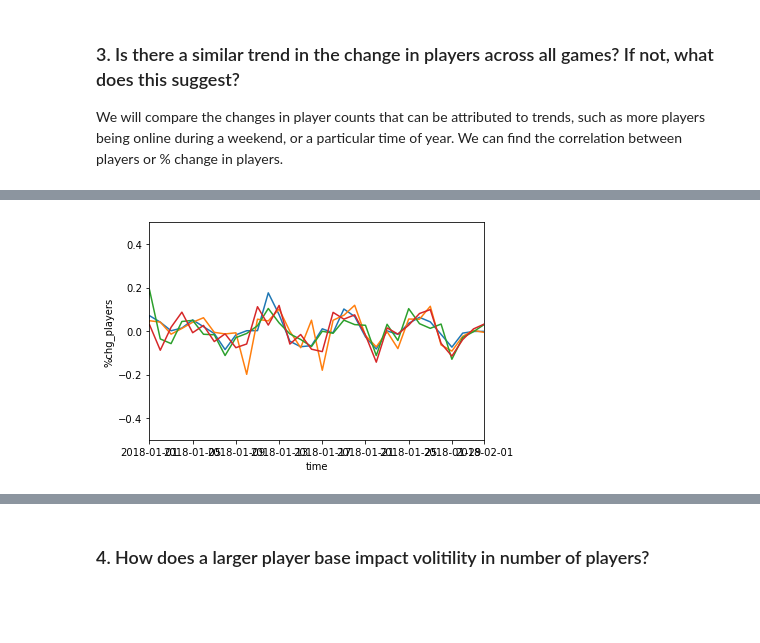
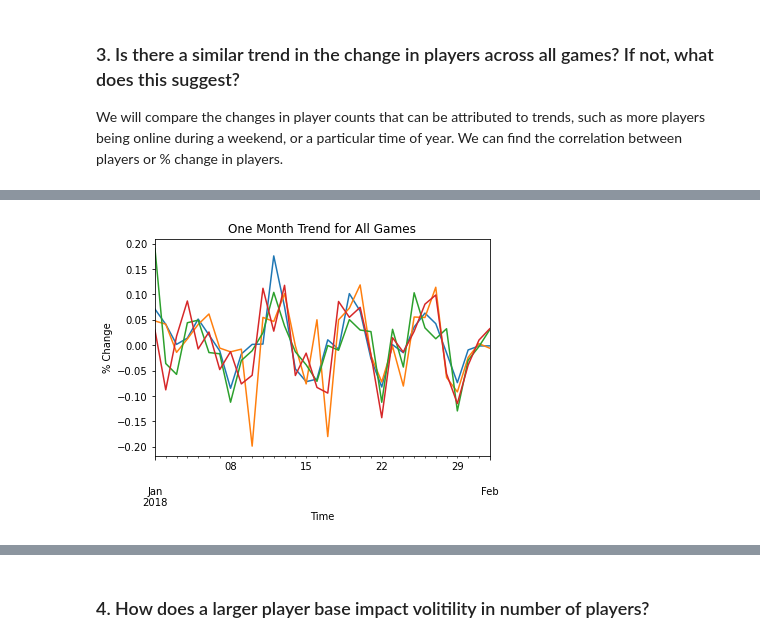
Before and after one commit to RMcAr/dsc-capstone, a Jupyter notebook: 2. EDA.ipynb, the cells around one changed output, grey strips where cells are left out. Drawn from its saved outputs; the diff is of its cells as text; code cells hidden in the pictures; blank space fills up the shorter version.

```diff
--- a/2. EDA.ipynb
+++ b/2. EDA.ipynb
@@ -34,26 +40,14 @@ Loaded Packages and Handles
 # %%
 # we import our dataframes
 
-csgo = pd.read_csv('data/Clean/csgo.csv')
-dota = pd.read_csv('data/Clean/dota.csv')
-rl = pd.read_csv('data/Clean/rl.csv')
-tf = pd.read_csv('data/Clean/tf.csv')
+csgo = pd.read_csv('data/Clean/csgo.csv', parse_dates = ['DateTime'], index_col = 'DateTime')
+dota = pd.read_csv('data/Clean/dota.csv', parse_dates = ['DateTime'], index_col = 'DateTime')
+rl = pd.read_csv('data/Clean/rl.csv', parse_dates = ['DateTime'], index_col = 'DateTime')
+tf = pd.read_csv('data/Clean/tf.csv', parse_dates = ['DateTime'], index_col = 'DateTime')
 
 ls = [csgo, dota, rl, tf]
+labels = ['CS:GO', "DOTA 2", 'Rocket League', 'Team Fortress 2']
 
 ls = list(map(lambda df: df.drop(columns = "Unnamed: 0"), ls))
 
-#ls[0].info()
-
-
-
-# our time column did not import as a datetime object, so we have to complete this again.
-
-for df in ls:
-
-    for i in range(len(df['time'])):
-        t = df['time'][i]
-
-        df['time'][i] = str(t).replace('-', '')
-
-    df['time'] = pd.to_datetime(df['time'], format = '%Y%m%d')
+ls[0].info()
@@ -102,8 +77,8 @@ fig, axes = plt.subplots(ncols = 3, nrows = 4, figsize = (45, 30))
 
 for i, df in enumerate(ls):
     for x, t  in enumerate(times):
-        df_plot = df.groupby(pd.Grouper(key = 'time', freq = t)).mean()
-        ax = sns.scatterplot(data = df_plot, x = 'time', y = '%chg_players', ax = axes[i][x])
+        df_plot = df.groupby(pd.Grouper(level = 'DateTime', freq = t)).mean()
+        ax = sns.scatterplot(data = df_plot, x = 'DateTime', y = '%chg_players', ax = axes[i][x])
         ax.axhline(0, ls = '--')
         #ax.set(title = 'Average change in players by ' + t, xlabel = 'Time', ylim = (-0.5, 0.5))
 
@@ -227,4 +137,0 @@ sns.lineplot(data = ls[0], x = ls[0]['time'], y = 'players').set(xlim = ("2018-0
-# %%
-for df in ls:
-
-    w = sns.lineplot(data = df, x ='time', y = '%chg_players').set(xlim = ("2018-01-01","2018-01-08"), ylim = (-0.2, 0.2))
@@ -232,0 +138,5 @@ for df in ls:
+# %%
+for i, df in enumerate(ls):
+
+    df['%chg_players']["2018-01-01":"2018-01-08"].plot(label = labels[i], title = "One Week Trend for All Games",
+                                                      xlabel = 'Time', ylabel = '% Change')
@@ -233,6 +145,7 @@ for df in ls:
 # %%
-for df in ls:
+for i, df in enumerate(ls):
 
-    m = sns.lineplot(data = df, x ='time', y = '%chg_players').set(xlim = ("2018-01-01","2018-02-01"), ylim = (-.5, .5))
+    df['%chg_players']["2018-01-01":"2018-02-01"].plot(label = labels[i], title = "One Month Trend for All Games",
+                                                      xlabel = 'Time', ylabel = '% Change')
 # %% [output]
-[figure, old version]
+[figure, new version]
```
Also changed, not shown: parts of 27 cells of this notebook, 20 other files.
